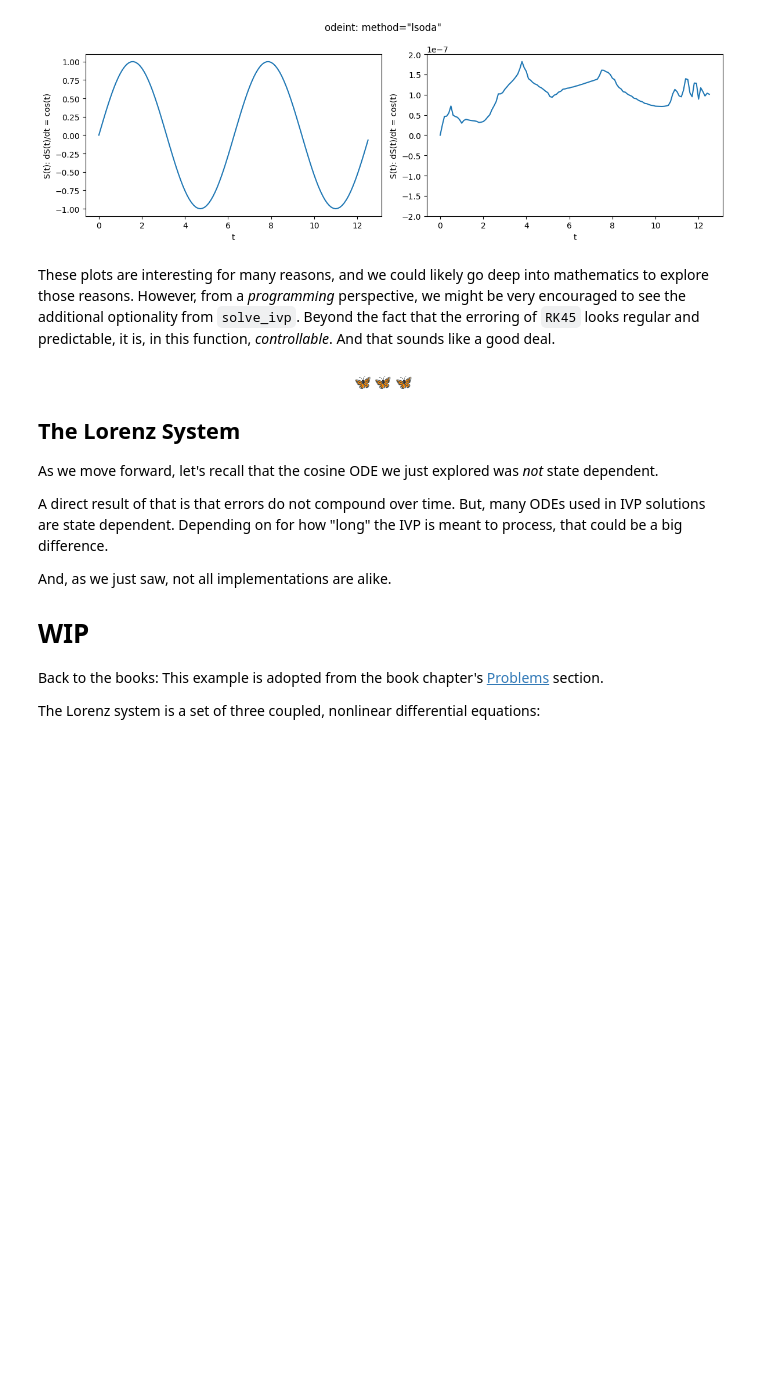
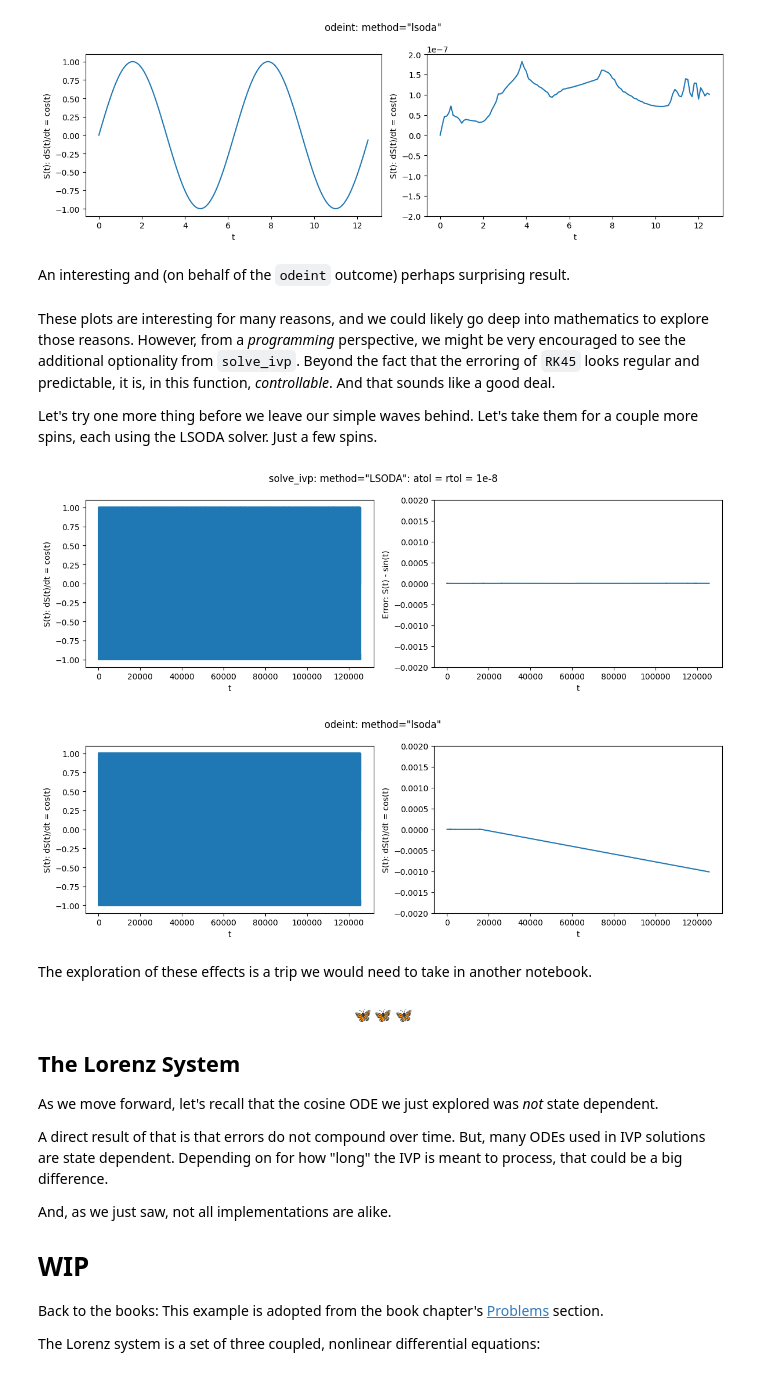
Before and after one commit to peterdresslar/scipy-differential, a Jupyter notebook: ScipyDifferential.ipynb, the cells around one changed output. Drawn from its saved outputs; the diff is of its cells as text; code cells hidden in the pictures; blank space fills up the shorter version.

```diff
--- a/ScipyDifferential.ipynb
+++ b/ScipyDifferential.ipynb
@@ -298,8 +300,57 @@ plt.show()
 # %% [output]
 [figure]
 [figure]
+# %% [markdown]
+An interesting and (on behalf of the `odeint` outcome) perhaps surprising result.
 # %% [markdown]
 These plots are interesting for many reasons, and we could likely go deep into mathematics to explore those reasons. However, from a *programming* perspective, we might be very encouraged to see the additional optionality from `solve_ivp`. Beyond the fact that the erroring of `RK45` looks regular and predictable, it is, in this function, *controllable*. And that sounds like a good deal.
+
+Let's try one more thing before we leave our simple waves behind. Let's take them for a couple more spins, each using the LSODA solver. Just a few spins.
+# %%
+very_much_t_eval = np.arange(0, (np.pi * 40000), 0.1)
+
+solution_4pi_ivp = solve_ivp(cos_func_ivp,
+                             [0, np.pi * 40000],
+                             [0],
+                             method = 'LSODA',
+                             t_eval=very_much_t_eval,
+                             atol = 1e-8,
+                             rtol = 1e-8) # cribbing a scale from the odeint outcome.
+
+solution_4pi_odeint = odeint(cos_func_odeint, [0], very_much_t_eval)
+
+plt.figure(figsize = (12, 4))
+plt.suptitle('solve_ivp: method="LSODA": atol = rtol = 1e-8')
+plt.subplot(121)
+plt.plot(solution_4pi_ivp.t, solution_4pi_ivp.y[0])
+plt.xlabel('t')
+plt.ylabel('S(t): dS(t)/dt = cos(t)')
+plt.subplot(122)
+plt.plot(solution_4pi_ivp.t, solution_4pi_ivp.y[0] - np.sin(solution_4pi_ivp.t))
+plt.xlabel('t')
+plt.ylabel('Error: S(t) - sin(t)')
+plt.ylim(-1*2*1e-3, 2*1e-3)
+plt.tight_layout()
+plt.show()
+
+plt.figure(figsize = (12, 4))
+plt.suptitle('odeint: method="lsoda"')
+plt.subplot(121)
+plt.plot(very_much_t_eval, solution_4pi_odeint[:,0])
+plt.xlabel('t')
+plt.ylabel('S(t): dS(t)/dt = cos(t)')
+plt.subplot(122)
+plt.plot(very_much_t_eval, solution_4pi_odeint[:,0] - np.sin(very_much_t_eval))
+plt.xlabel('t')
+plt.ylabel('S(t): dS(t)/dt = cos(t)')
+plt.ylim(-1*2*1e-3, 2*1e-3)
+plt.tight_layout()
+plt.show()
+# %% [output]
+[figure, added]
+[figure, added]
+# %% [markdown]
+The exploration of these effects is a trip we would need to take in another notebook.
 # %% [markdown]
 <p align="center">🦋 🦋 🦋</p>
 
```
Also changed, not shown: parts of 2 cells of this notebook, 2 other files.
